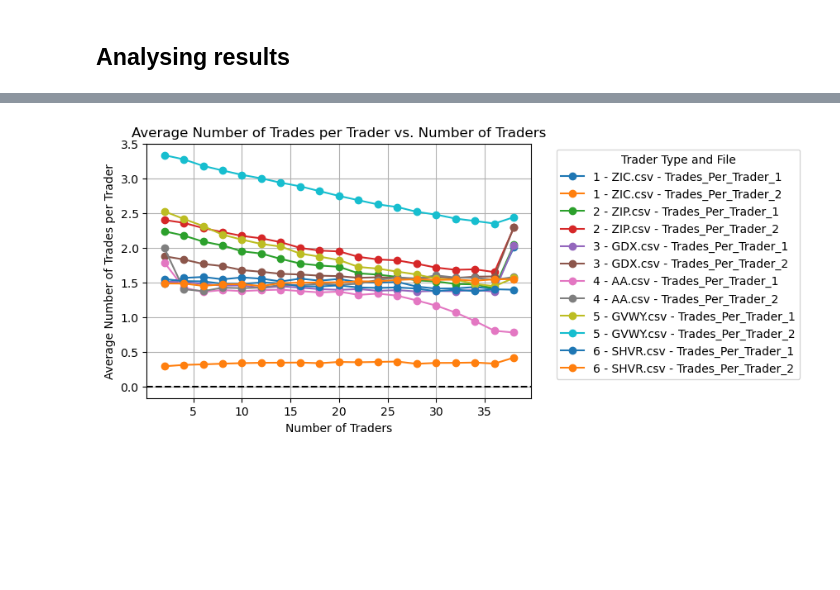
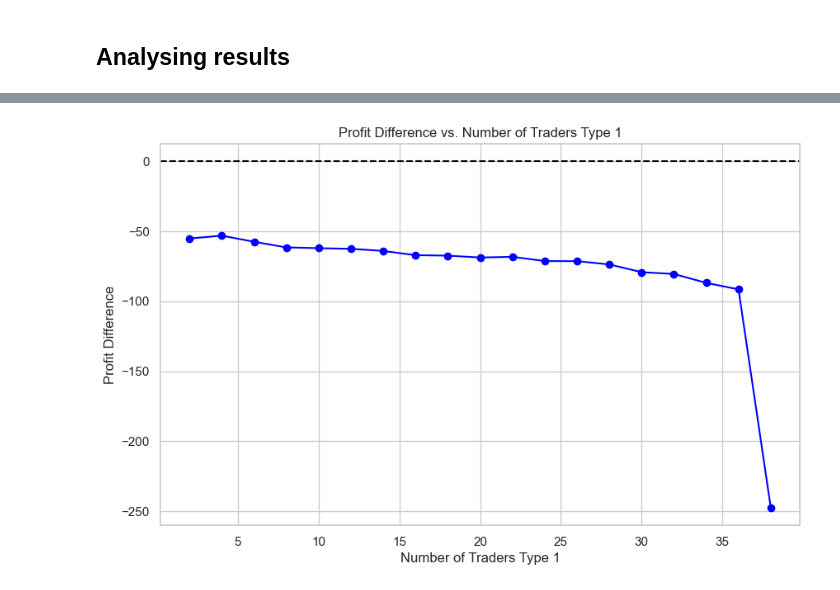
Before and after one commit to Cam-Dipol/Deep-Learning-Trader-BFBSE, a Jupyter notebook: Results_analysis v2.ipynb, the cells around one changed output, grey strips where cells are left out. Saved outputs shown, nothing was run; the diff lists cells and outputs as text; code cells hidden in the pictures; blank space fills up the shorter version.

```diff
--- a/Results_analysis v2.ipynb
+++ b/Results_analysis v2.ipynb
@@ -292,31 +252,17 @@ plt.show()
-# %%
-import pandas as pd
-import matplotlib.pyplot as plt
-import os
-folder_path = r'C:\Users\camer\Documents\Masters Thesis\Data\Testing data\DFBA2 1secbatch 120sec customer order'
-trader_files = ['1 - ZIC.csv', '2 - ZIP.csv', '3 - GDX.csv', '4 - AA.csv', '5 - GVWY.csv', '6 - SHVR.csv']
-
-plt.figure(figsize=(6, 4))
-
-for trader_file in trader_files:
-    file_path = os.path.join(folder_path, trader_file)
-
-    df = pd.read_csv(file_path)
-
-    trade_columns = ['Trades_Per_Trader_1', 'Trades_Per_Trader_2']
-
-    for trade_col in trade_columns:
-        grouped = df.groupby('Num_Traders_1')[trade_col].mean()
-        plt.plot(grouped.index, grouped.values, marker='o', linestyle='-', label=f'{trader_file} - {trade_col}')
-
-plt.axhline(0, color='black', linestyle='--')
-
-plt.xlabel('Number of Traders')
-plt.ylabel('Average Number of Trades per Trader')
-plt.title('Average Number of Trades per Trader vs. Number of Traders')
-plt.legend(title='Trader Type and File', bbox_to_anchor=(1.05, 1), loc='upper left')
-plt.grid(True)
-
-plt.show()
-# %% [output]
-[figure, removed]
+# %%
+df = pd.read_csv(r'C:\Users\camer\Documents\Masters Thesis\Data\Testing data\DFBA1 1secbatch 30sec customer order\3 - GDX.csv')
+
+df['Profit_Difference'] = df['Profit_per_trader_1'] - df['Profit_per_trader_2']
+
+grouped = df.groupby('Num_Traders_1')['Profit_Difference'].mean()
+
+plt.figure(figsize=(10, 6))
+plt.plot(grouped.index, grouped.values, marker='o', linestyle='-', color='blue')
+plt.axhline(0, color='black', linestyle='--')
+plt.xlabel('Number of Traders Type 1')
+plt.ylabel('Profit Difference')
+plt.title('Profit Difference vs. Number of Traders Type 1')
+plt.grid(True)
+plt.show()
+# %% [output]
+[figure, added]
```
Also changed, not shown: parts of 17 cells of this notebook, 3 other files.
